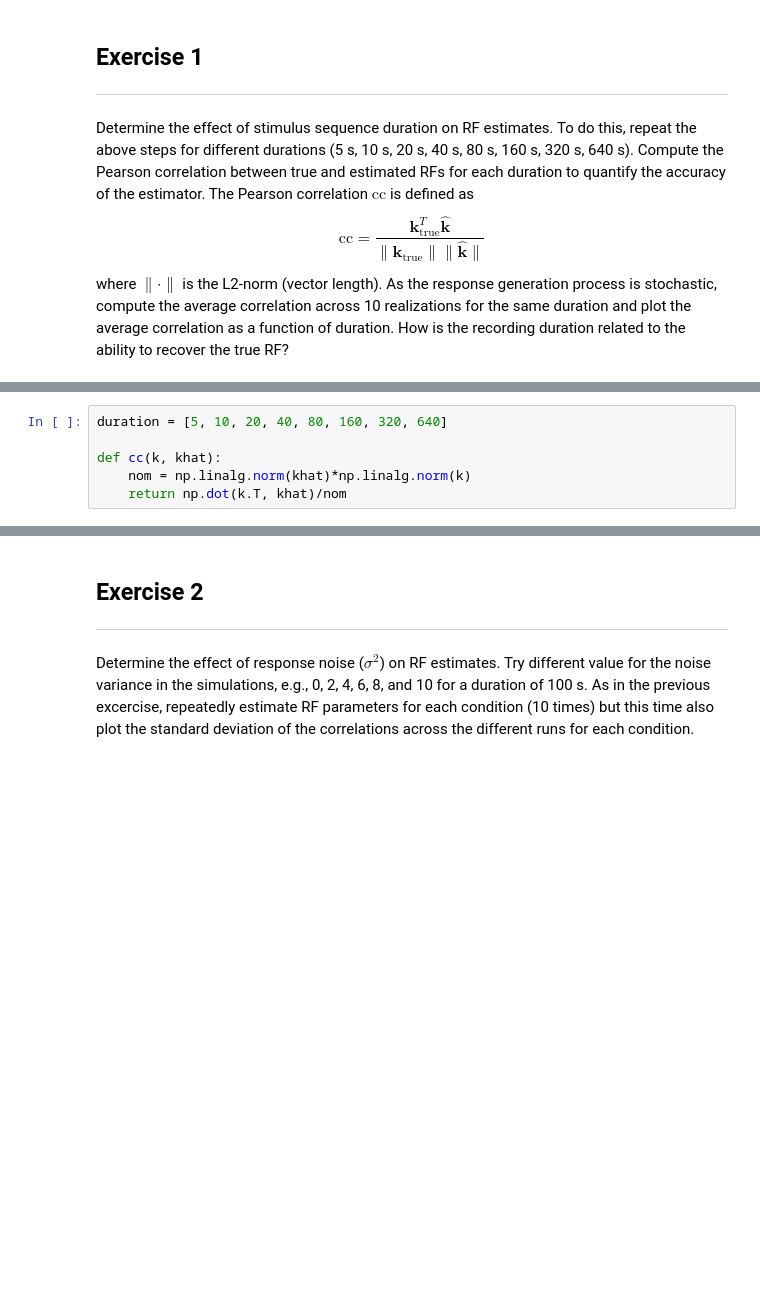
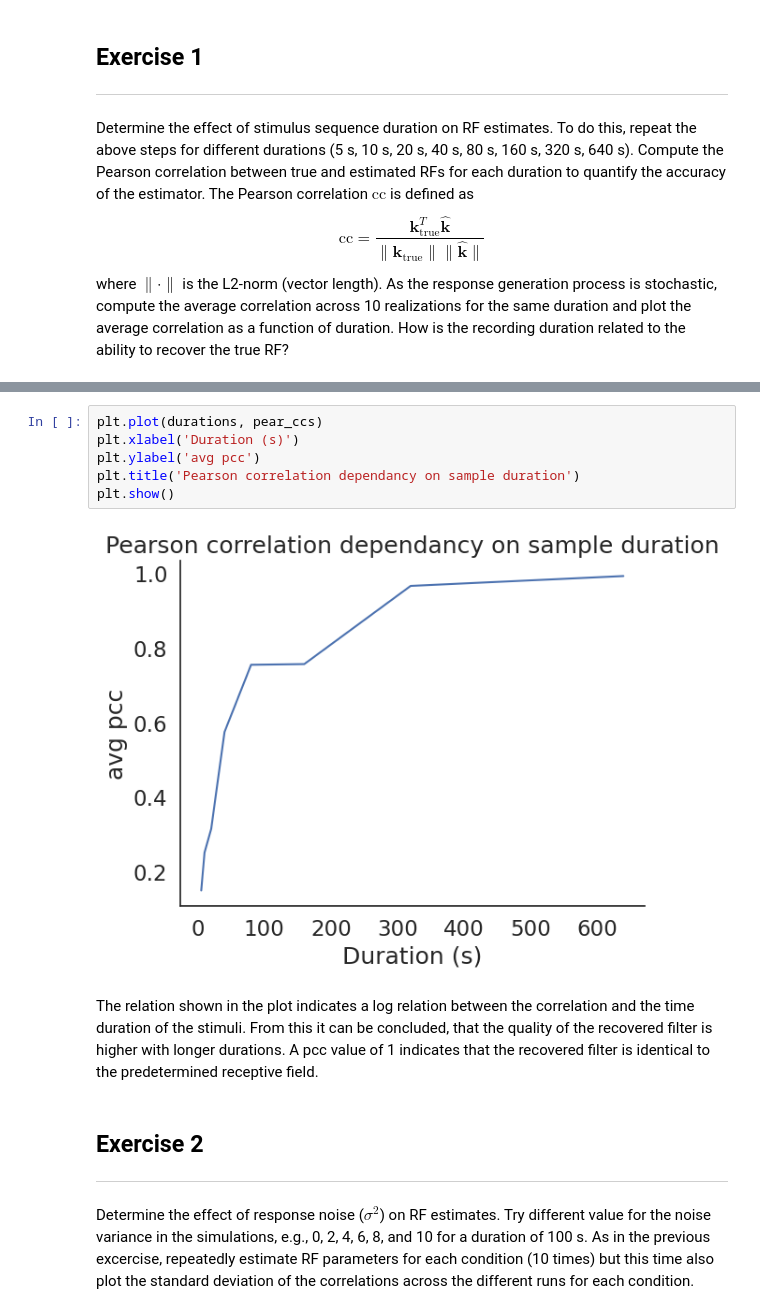
Before and after one commit to TSchwierz/NeuroAnalysis, a Jupyter notebook: GLMexercises.ipynb, the cells around one changed output, grey strips where cells are left out. Drawn from its saved outputs; the diff is of its cells as text; blank space fills up the shorter version.

```diff
--- a/GLMexercises.ipynb
+++ b/GLMexercises.ipynb
@@ -138,6 +50,0 @@ average spike rate: 4.62 spikes per second
-# %%
-duration = [5, 10, 20, 40, 80, 160, 320, 640]
-
-def cc(k, khat):
-    nom = np.linalg.norm(khat)*np.linalg.norm(k)
-    return np.dot(k.T, khat)/nom
@@ -144,3 +143,13 @@ def cc(k, khat):
+# %%
+plt.plot(durations, pear_ccs)
+plt.xlabel('Duration (s)')
+plt.ylabel('avg pcc')
+plt.title('Pearson correlation dependancy on sample duration')
+plt.show()
+# %% [output]
+[figure, added]
+# %% [markdown]
+The relation shown in the plot indicates a log relation between the correlation and the time duration of the stimuli. From this it can be concluded, that the quality of the recovered filter is higher with longer durations. A pcc value of 1 indicates that the recovered filter is identical to the predetermined receptive field.
 # %% [markdown]
 ## Exercise 2
 ---
```
Also changed, not shown: parts of 7 cells of this notebook, 1 other file.
